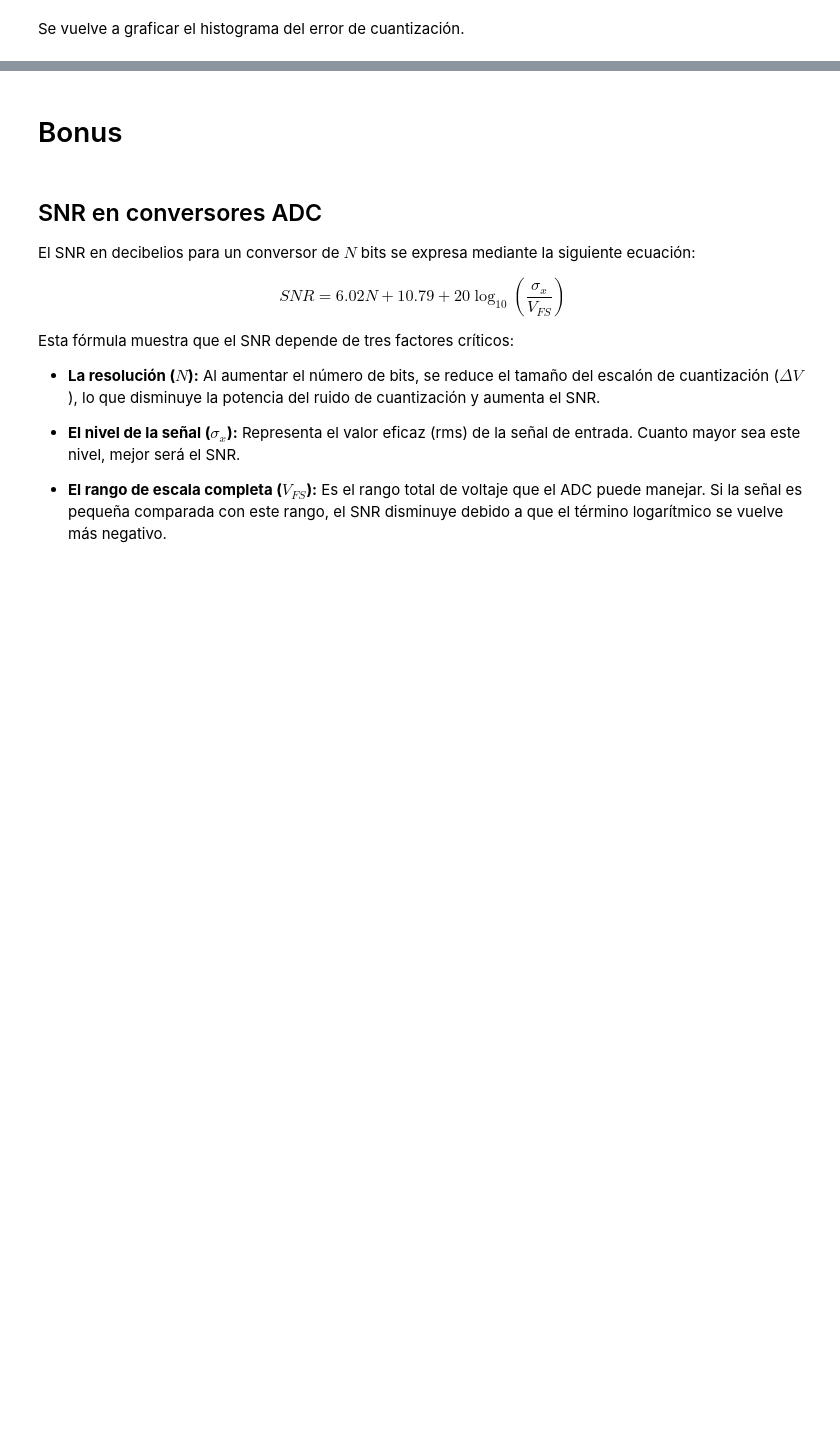
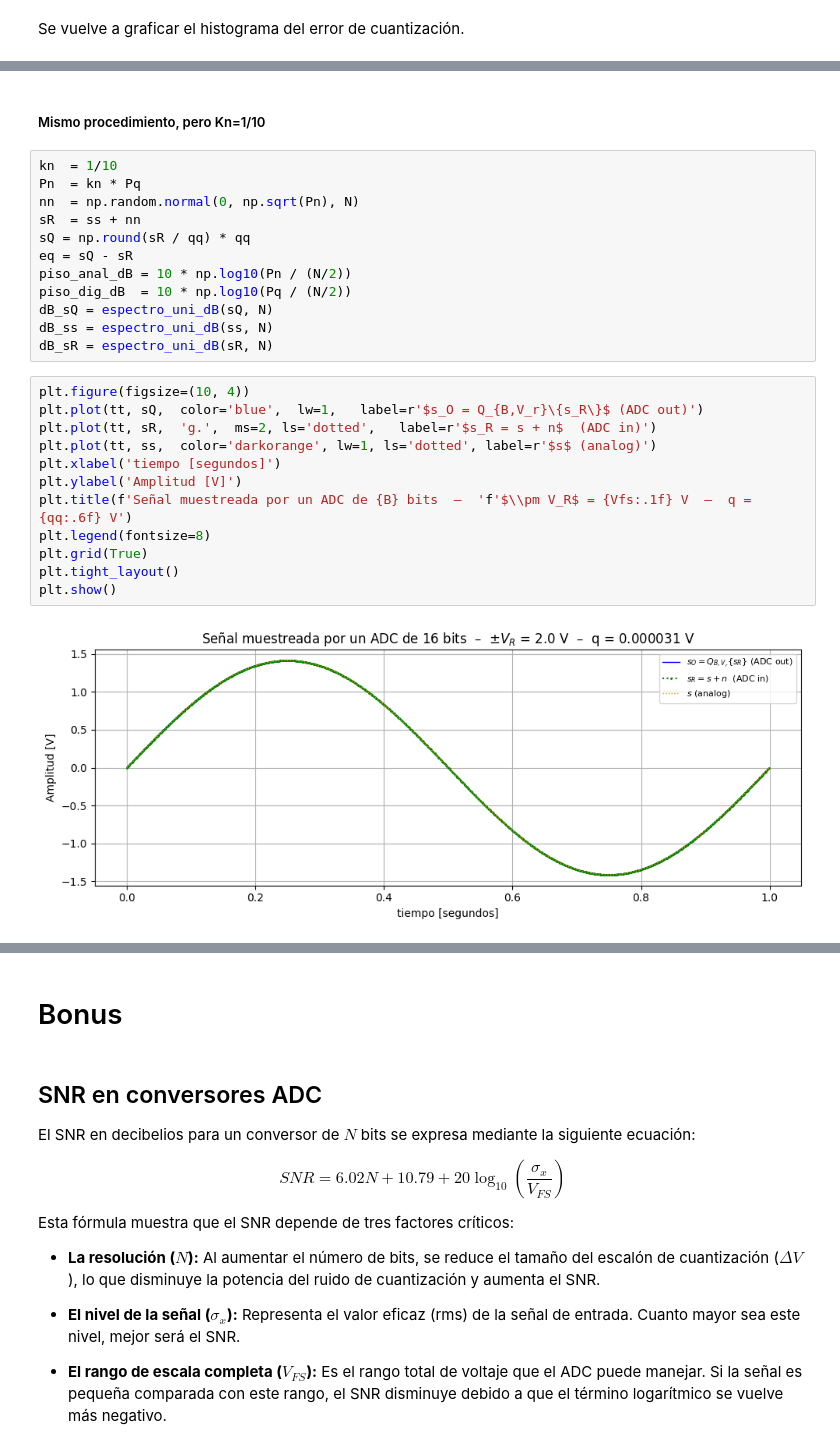
Before and after one commit to Nicolas-21864/TS, a Jupyter notebook: TS2.ipynb, the cells around one changed output, grey strips where cells are left out. Saved outputs shown, nothing was run; the diff lists cells and outputs as text; blank space fills up the shorter version.

```diff
--- a/TS2.ipynb
+++ b/TS2.ipynb
@@ -317,0 +265,28 @@ En relación con el apartado a), se concluye que mientras en B = 4 el error de c
+# %% [markdown]
+##### Mismo procedimiento, pero Kn=1/10
+# %%
+kn  = 1/10
+Pn  = kn * Pq
+nn  = np.random.normal(0, np.sqrt(Pn), N)
+sR  = ss + nn
+sQ = np.round(sR / qq) * qq
+eq = sQ - sR
+piso_anal_dB = 10 * np.log10(Pn / (N/2))
+piso_dig_dB  = 10 * np.log10(Pq / (N/2))
+dB_sQ = espectro_uni_dB(sQ, N)
+dB_ss = espectro_uni_dB(ss, N)
+dB_sR = espectro_uni_dB(sR, N)
+# %%
+plt.figure(figsize=(10, 4))
+plt.plot(tt, sQ,  color='blue',  lw=1,   label=r'$s_O = Q_{B,V_r}\{s_R\}$ (ADC out)')
+plt.plot(tt, sR,  'g.',  ms=2, ls='dotted',   label=r'$s_R = s + n$  (ADC in)')
+plt.plot(tt, ss,  color='darkorange', lw=1, ls='dotted', label=r'$s$ (analog)')
+plt.xlabel('tiempo [segundos]')
+plt.ylabel('Amplitud [V]')
+plt.title(f'Señal muestreada por un ADC de {B} bits  –  'f'$\\pm V_R$ = {Vfs:.1f} V  –  q = {qq:.6f} V')
+plt.legend(fontsize=8)
+plt.grid(True)
+plt.tight_layout()
+plt.show()
+# %% [output]
+[figure, added]
```
Also changed, not shown: parts of 16 cells of this notebook.
